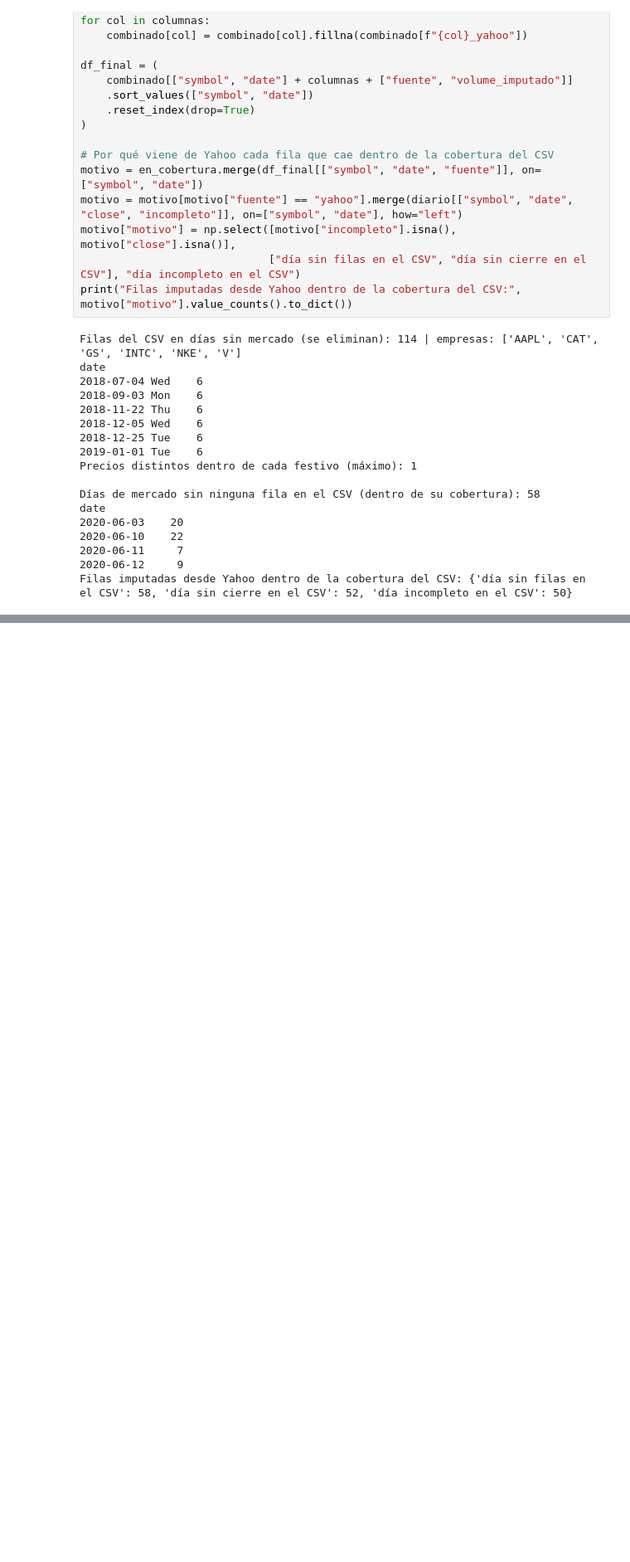
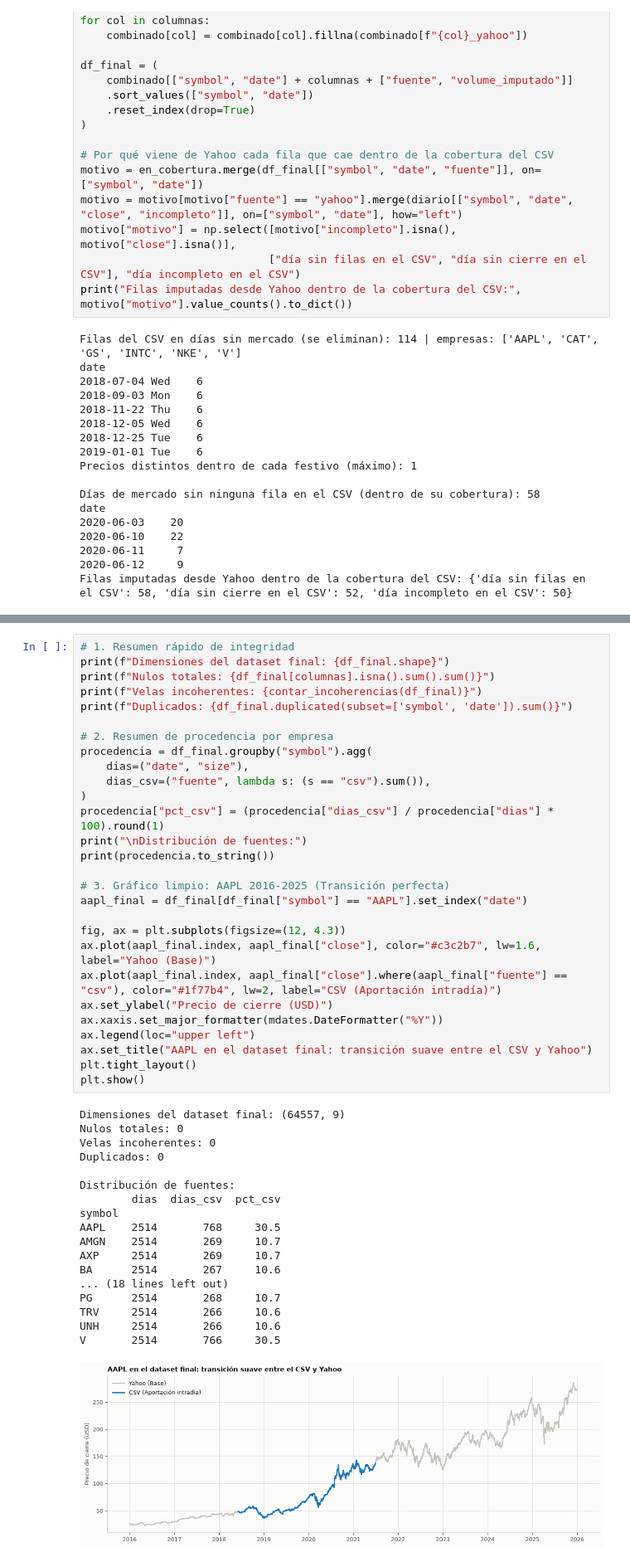
Before and after one commit to danielsoponaru/26_27_R09_Azul_Claro, a Jupyter notebook: Limpieza.ipynb, the cells around one changed output, grey strips where cells are left out. Shown at 83% size. Drawn from its saved outputs; the diff is of its cells as text; blank space fills up the shorter version.

```diff
--- a/Limpieza.ipynb
+++ b/Limpieza.ipynb
@@ -1113 +873,48 @@ AAPL   2016-01-04 2025-12-31  2514       768           503     30.5
+# %%
+# 1. Resumen rápido de integridad
+print(f"Dimensiones del dataset final: {df_final.shape}")
+print(f"Nulos totales: {df_final[columnas].isna().sum().sum()}")
+print(f"Velas incoherentes: {contar_incoherencias(df_final)}")
+print(f"Duplicados: {df_final.duplicated(subset=['symbol', 'date']).sum()}")
+
+# 2. Resumen de procedencia por empresa
+procedencia = df_final.groupby("symbol").agg(
+    dias=("date", "size"),
+    dias_csv=("fuente", lambda s: (s == "csv").sum()),
+)
+procedencia["pct_csv"] = (procedencia["dias_csv"] / procedencia["dias"] * 100).round(1)
+print("\nDistribución de fuentes:")
+print(procedencia.to_string())
+
+# 3. Gráfico limpio: AAPL 2016-2025 (Transición perfecta)
+aapl_final = df_final[df_final["symbol"] == "AAPL"].set_index("date")
+
+fig, ax = plt.subplots(figsize=(12, 4.3))
+ax.plot(aapl_final.index, aapl_final["close"], color="#c3c2b7", lw=1.6, label="Yahoo (Base)")
+ax.plot(aapl_final.index, aapl_final["close"].where(aapl_final["fuente"] == "csv"), color="#1f77b4", lw=2, label="CSV (Aportación intradía)")
+ax.set_ylabel("Precio de cierre (USD)")
+ax.xaxis.set_major_formatter(mdates.DateFormatter("%Y"))
+ax.legend(loc="upper left")
+ax.set_title("AAPL en el dataset final: transición suave entre el CSV y Yahoo")
+plt.tight_layout()
+plt.show()
+# %% [output]
+Dimensiones del dataset final: (64557, 9)
+Nulos totales: 0
+Velas incoherentes: 0
+Duplicados: 0
+
+Distribución de fuentes:
+        dias  dias_csv  pct_csv
+symbol
+AAPL    2514       768     30.5
+AMGN    2514       269     10.7
+AXP     2514       269     10.7
+BA      2514       267     10.6
+... (18 lines left out)
+PG      2514       268     10.7
+TRV     2514       266     10.6
+UNH     2514       266     10.6
+V       2514       766     30.5
+[figure, added]
 # %% [markdown]
```
Also changed, not shown: parts of 17 cells of this notebook.
